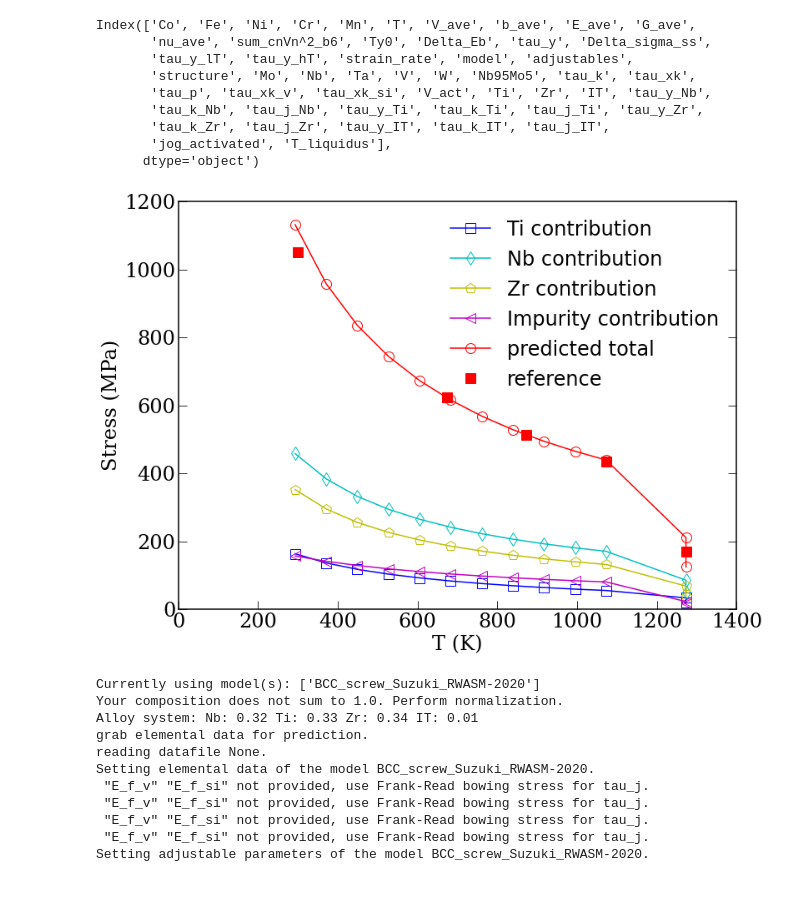
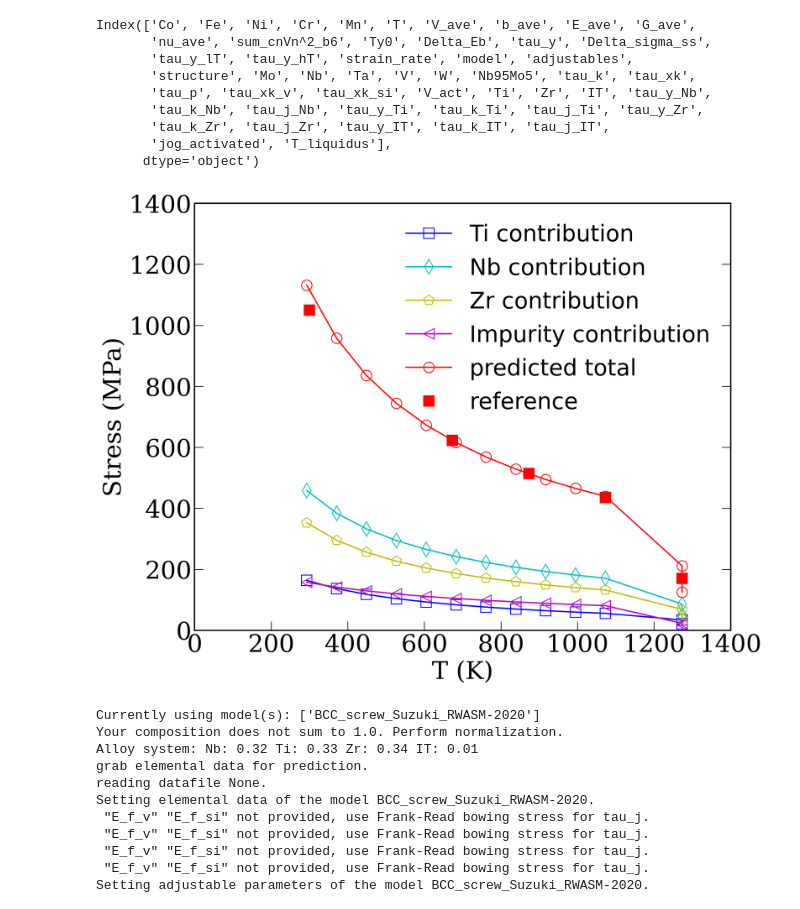
Before and after one commit to Dongsheng-Wen/pySSpredict, a Jupyter notebook: bin/reproduce_data.ipynb, the cells around one changed output. Saved outputs shown, nothing was run; the diff lists cells and outputs as text; code cells hidden in the pictures.

```diff
--- a/bin/reproduce_data.ipynb
+++ b/bin/reproduce_data.ipynb
@@ -200,13 +209,14 @@ Currently using model(s): [].
 paper_data_MoNbTaVW = pd.read_csv('./MoNbTaVW_paper_extracted.csv',sep='\s+')
 
 plt.draw()
-f = plt.figure(figsize=(12,9))
+f = plt.figure(figsize=(11,9),dpi=300)
 
 (ax1) = f.subplots(1,1)
 [i.set_linewidth(1.5) for i in ax1.spines.values()]
 
 ax1.set_xlim(0,1800)
 ax1.set_ylim(0,1600)
+ax1.set_xticks(np.linspace(0,1800,7))
 labels=[570,770,970,1170]
 
 colors=np.array([[0,0,0],[30,136,229],[225,193,7],[212,27,93]])/256
@@ -225,7 +235,7 @@ for labely1 in (ax1.get_yticklabels()):
     labely1.set_fontproperties(ticks_font)
 
 ax1.set_xlabel('T (K)',fontproperties=ticks_font)
-ax1.legend(fontsize=24,frameon=False)
+ax1.legend(fontsize=28,frameon=False)
 ax1.set_ylabel(r'$\Delta \sigma_{ss}$ (MPa)',fontproperties=ticks_font)
 # %% [output]
 Text(0, 0.5, '$\\Delta \\sigma_{ss}$ (MPa)')
@@ -245,13 +255,14 @@ Index(['Co', 'Fe', 'Ni', 'Cr', 'Mn', 'T', 'V_ave', 'b_ave', 'E_ave', 'G_ave',
 # plot the low temperature and high temperature transition
 
 plt.draw()
-f = plt.figure(figsize=(12,9))
+f = plt.figure(figsize=(11,9),dpi=300)
 
 (ax1) = f.subplots(1,1)
 [i.set_linewidth(1.5) for i in ax1.spines.values()]
 
 ax1.set_xlim(0,1800)
 ax1.set_ylim(0,1600)
+ax1.set_xticks(np.linspace(0,1800,7))
 labels=[570,770,970,1170]
 
 colors=np.array([[0,0,0],[30,136,229],[225,193,7],[212,27,93]])/256
@@ -268,6 +279,7 @@ ax1.plot(single_calc.calc_data_all[mask]['T'],single_calc.calc_data_all[mask]['t
 ax1.plot(paper_data_MoNbTaVW['x'],paper_data_MoNbTaVW['y'],'rs',markersize=12,label='reference')
 
 ax1.tick_params(direction='in',axis='both',length=10,right=True)
+
 for labelx1 in (ax1.get_xticklabels()):
     labelx1.set_fontproperties(ticks_font)
 
@@ -275,7 +287,7 @@ for labely1 in (ax1.get_yticklabels()):
     labely1.set_fontproperties(ticks_font)
 
 ax1.set_xlabel('T (K)',fontproperties=ticks_font)
-ax1.legend(fontsize=24,frameon=False)
+ax1.legend(fontsize=28,frameon=False)
 ax1.set_ylabel(r'$\Delta \sigma_{ss}$ (MPa)',fontproperties=ticks_font)
 # %% [output]
 Text(0, 0.5, '$\\Delta \\sigma_{ss}$ (MPa)')
@@ -357,7 +368,7 @@ paper_data_NbW = pd.read_csv('./Nb95Mo5_paper_extracted.csv',sep='\s+')
 
 
 plt.draw()
-f = plt.figure(figsize=(12,9))
+f = plt.figure(figsize=(11,9),dpi=300)
 
 (ax1) = f.subplots(1,1)
 [i.set_linewidth(1.5) for i in ax1.spines.values()]
@@ -390,7 +401,7 @@ for labely1 in (ax1.get_yticklabels()):
     labely1.set_fontproperties(ticks_font)
 
 ax1.set_xlabel('T (K)',fontproperties=ticks_font)
-ax1.legend(fontsize=24,frameon=False)
+ax1.legend(fontsize=26,frameon=False)
 ax1.set_ylabel(r'Stress (MPa)',fontproperties=ticks_font)
 # %% [output]
 Text(0, 0.5, 'Stress (MPa)')
@@ -422,6 +433,7 @@ single_calc.set_adjustables(kink_width=10,
                              trial_tau_k = 5)
 
 single_calc.set_comp(comp_example4)
+single_calc.set_averaging_scheme('default')
 single_calc.grab_data(from_dict=dict_TiNbZr)
 temperature4 = np.linspace(293,1073,11)
 single_calc.set_temp(temperature4)
@@ -590,13 +603,13 @@ Index(['Co', 'Fe', 'Ni', 'Cr', 'Mn', 'T', 'V_ave', 'b_ave', 'E_ave', 'G_ave',
 # %%
 # to plot the contribution from different species
 
-f = plt.figure(figsize=(12,9))
+f = plt.figure(figsize=(11,9),dpi=300)
 
 (ax1) = f.subplots(1,1)
 [i.set_linewidth(1.5) for i in ax1.spines.values()]
 
 ax1.set_xlim(0,1400)
-ax1.set_ylim(0,1200)
+ax1.set_ylim(0,1400)
 labels=[570,770,970,1170]
 
 colors=np.array([[0,0,0],[30,136,229],[225,193,7],[212,27,93]])/256
@@ -607,35 +620,35 @@ mask = single_calc.calc_data_all['model']=='BCC_screw_Suzuki_RWASM-2020'
 
 ax1.plot(single_calc.calc_data_all[mask]['T'],single_calc.calc_data_all[mask]['tau_y_Ti']*2.76,'bs-',mfc='None',
          markersize=12,label='Ti contribution')
 ax1.plot(single_calc.calc_data_all[mask]['T'],single_calc.calc_data_all[mask]['tau_y_Nb']*2.76,'cd-',mfc='None',
          markersize=12,label='Nb contribution')
 ax1.plot(single_calc.calc_data_all[mask]['T'],single_calc.calc_data_all[mask]['tau_y_Zr']*2.76,'yp-',mfc='None',
          markersize=12,label='Zr contribution')
 ax1.plot(single_calc.calc_data_all[mask]['T'],single_calc.calc_data_all[mask]['tau_y_IT']*2.76,'m<-',mfc='None',
          markersize=12,label='Impurity contribution')
 
 
 ax1.plot(single_calc.calc_data_all[mask]['T'],single_calc.calc_data_all[mask]['tau_y']*2.76,'ro-',mfc='None',
          markersize=12,label='predicted total')
 
 
 ax1.plot(paper_data_TiNbZr['x'],paper_data_TiNbZr['y'],'rs',
                   markersize=12,label='reference')
 
 ax1.tick_params(direction='in',axis='both',length=10,right=True)
 for labelx1 in (ax1.get_xticklabels()):
     labelx1.set_fontproperties(ticks_font)
 
 for labely1 in (ax1.get_yticklabels()):
     labely1.set_fontproperties(ticks_font)
 
 ax1.set_xlabel('T (K)',fontproperties=ticks_font)
-ax1.legend(fontsize=24,frameon=False)
+ax1.legend(fontsize=26,frameon=False)
 ax1.set_ylabel(r'Stress (MPa)',fontproperties=ticks_font)
 
 plt.show()
 # %% [output]
-[figure, old version]
+[figure, new version]
 # %%
 # Suzuki model: use Frank Read bowing mechanisms to approximate tau_j
 # vacancy/interstitial formation energy is not required.
```
Also changed, not shown: parts of 10 cells of this notebook, 3 other files.
